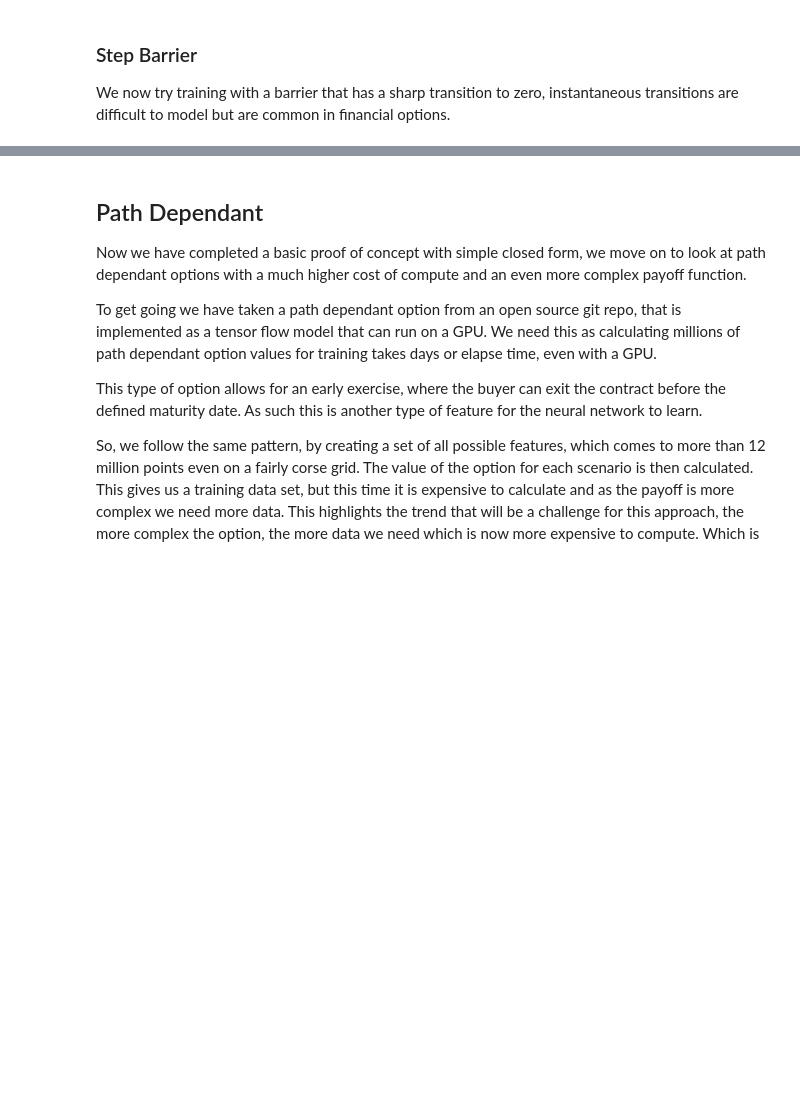
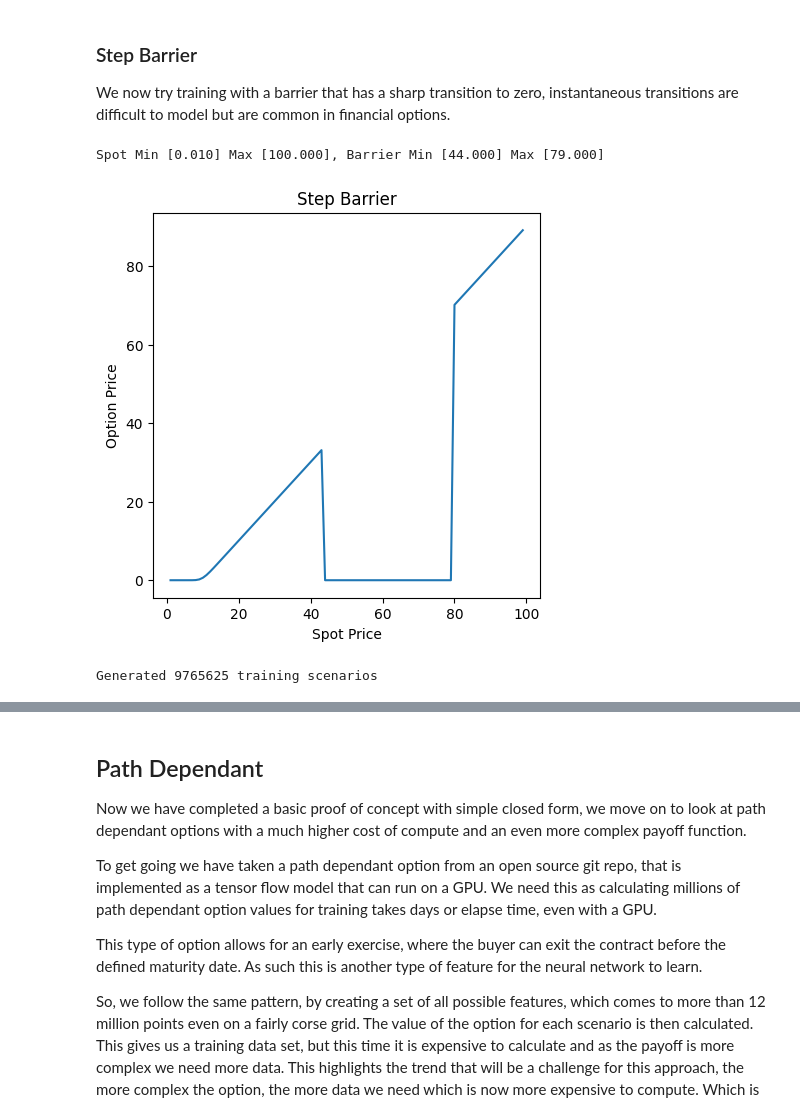
Before and after one commit to parrisma/optprice, a Jupyter notebook: jupyter/optprice.ipynb, the cells around one changed output, grey strips where cells are left out. Cells and saved outputs as stored; diff of their text form; code cells hidden in the pictures; blank space fills up the shorter version.

Commit message:
interim, more clean up and section on barriers

```diff
--- a/jupyter/optprice.ipynb
+++ b/jupyter/optprice.ipynb
@@ -1196,9 +1209,7 @@ print(Ys_b1[1])
 #
 # Now fit the new training data with the same model architecture and see if it can (cope) generalise the more complex pay off.
 #
-model_b1, history_b1, X_train_b1, Y_train_b1, X_test_b1, Y_test_b1 = fit(
-    Xs_b1, Ys_b1, ModelType.AVG_NET, num_epoch=200, batch_size=256
-)
+BSConstants
 # %% [output]
 Create and fit Averaging Network
 Model: "model_1"
@@ -1368,24 +1381,29 @@ def step_barrier(
 # Pre-fill the additional params to barrier, so function conforms with expected prototype
 #
 sms = partial(step_barrier, barrier_spot_min=barrier_min, barrier_spot_max=barrier_max)
+print(f"Spot Min [{price_min:.03f}] Max [{price_max:.03f}], Barrier Min [{barrier_min:.03f}] Max [{barrier_max:.03f}]")
+# %% [output]
+Spot Min [0.010] Max [100.000], Barrier Min [44.000] Max [79.000]
 # %%
 # Run quick simulation to show shape of barrier
 #
 opt_prc = []
 spot_prc = []
 for s in range(1, 100):
     opt_prc.append(
-        black_scholes_model(S=s, K=10, T=1.0, r=0.05, v=0.3, o=0, barrier=sms)
+        black_scholes_model(S=s, K=10, T=MAT, r=RATE, v=VOL, o=BSConstants.call, barrier=sms)
     )
     spot_prc.append(s)
 
 plot_line(
     x=spot_prc,
     y=opt_prc,
     title="Step Barrier",
     x_lab="Spot Price",
     y_lab="Option Price",
 )
+# %% [output]
+[figure, added]
 # %%
 #
 # Generate a fresh set of training data for barrier type 2 = step barrier.
@@ -1395,8 +1413,10 @@ X_b2 = generate_model_scenarios(
     spot=spots, strike=strikes, mat=mats, rate=rates, vol=vols
 )
 print(f"Generated {len(X_b2)} training scenarios")
-Y_b2 = [black_scholes_model(*params, barrier=sms) for params in X_b2]
+Y_b2 = [black_scholes_model(*params, barrier=sms)[BSConstants.price] for params in X_b2]
 Xs_b2, Ys_b2 = shuffle(X_b2, Y_b2, random_state=42)
+# %% [output]
+Generated 9765625 training scenarios
 # %%
 #
 # Now fit the new training data with the same model architecture and see if it can (cope) generalise the more complex pay off.
```
Also changed, not shown: parts of 14 cells of this notebook.
